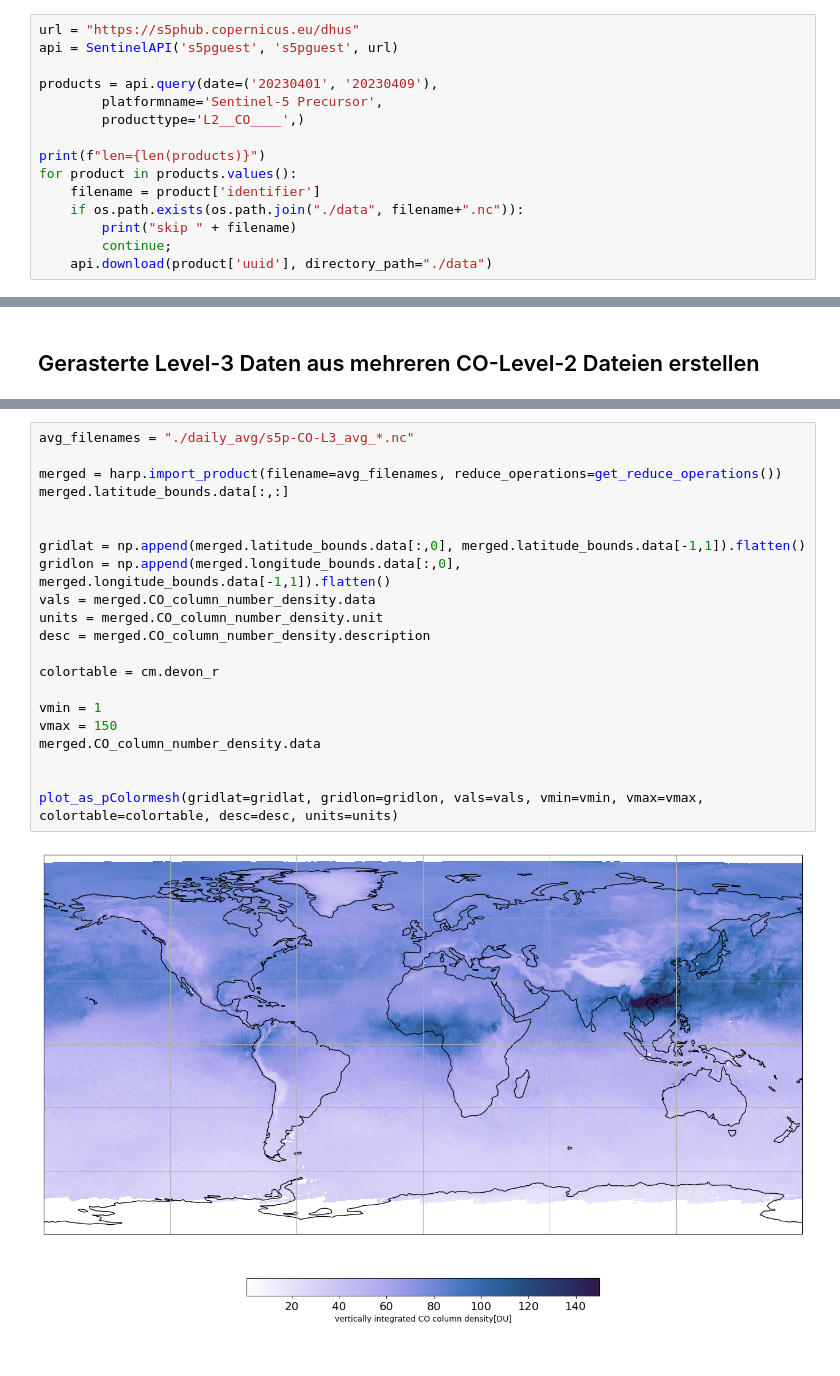
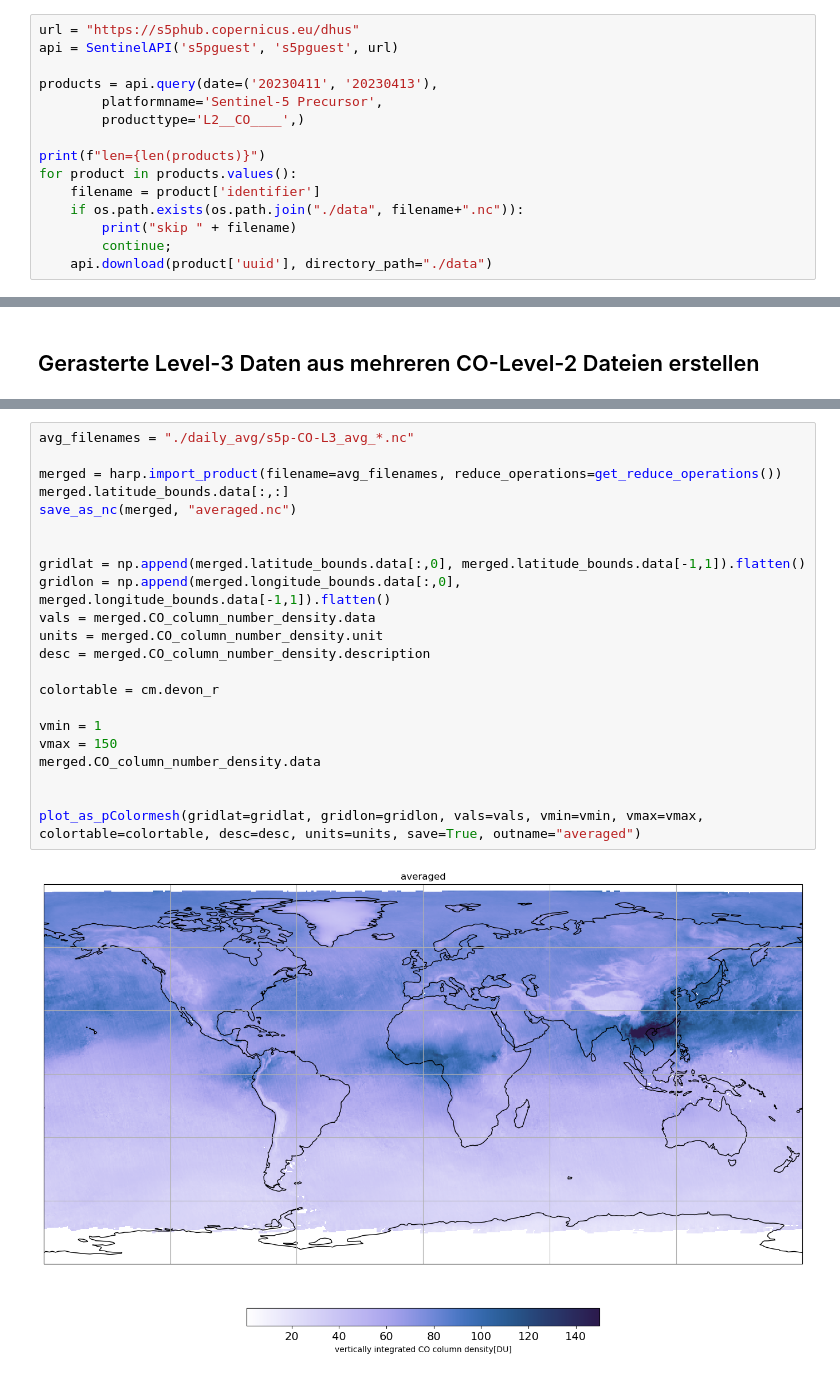
Before and after one commit to Smeik1111/SALabor, a Jupyter notebook: main.ipynb, the cells around one changed output, grey strips where cells are left out. Cells and saved outputs as stored; diff of their text form.

```diff
--- a/main.ipynb
+++ b/main.ipynb
@@ -16,7 +16,7 @@ import pyproj
 url = "https://s5phub.copernicus.eu/dhus"
 api = SentinelAPI('s5pguest', 's5pguest', url)
 
-products = api.query(date=('20230401', '20230409'),
+products = api.query(date=('20230411', '20230413'),
         platformname='Sentinel-5 Precursor',
         producttype='L2__CO____',)
 
@@ -230,23 +247,24 @@ for filename_pattern in filename_patterns:
 # %%
 avg_filenames = "./daily_avg/s5p-CO-L3_avg_*.nc"
 
 merged = harp.import_product(filename=avg_filenames, reduce_operations=get_reduce_operations())
 merged.latitude_bounds.data[:,:]
+save_as_nc(merged, "averaged.nc")
 
 
 gridlat = np.append(merged.latitude_bounds.data[:,0], merged.latitude_bounds.data[-1,1]).flatten()
 gridlon = np.append(merged.longitude_bounds.data[:,0], merged.longitude_bounds.data[-1,1]).flatten()
 vals = merged.CO_column_number_density.data
 units = merged.CO_column_number_density.unit
 desc = merged.CO_column_number_density.description
 
 colortable = cm.devon_r
 
 vmin = 1
 vmax = 150
 merged.CO_column_number_density.data
 
 
-plot_as_pColormesh(gridlat=gridlat, gridlon=gridlon, vals=vals, vmin=vmin, vmax=vmax, colortable=colortable, desc=desc, units=units)
+plot_as_pColormesh(gridlat=gridlat, gridlon=gridlon, vals=vals, vmin=vmin, vmax=vmax, colortable=colortable, desc=desc, units=units, save=True, outname="averaged")
 # %% [output]
-[figure, old version]
+[figure, new version]
```
Also changed, not shown: parts of 8 cells of this notebook.
